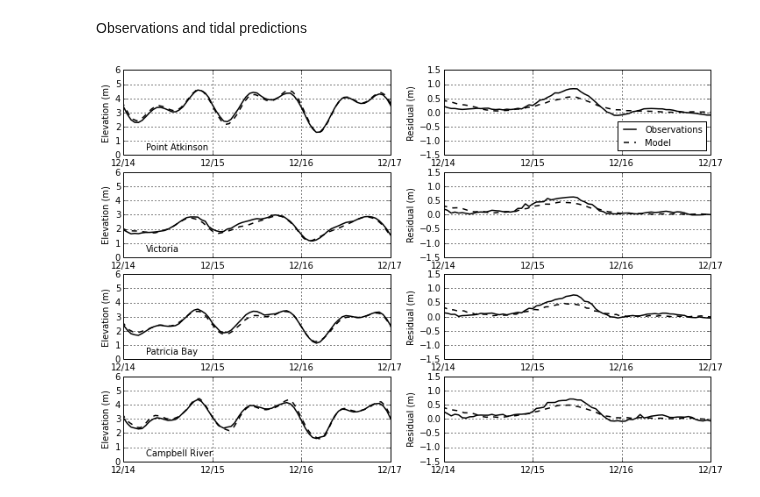
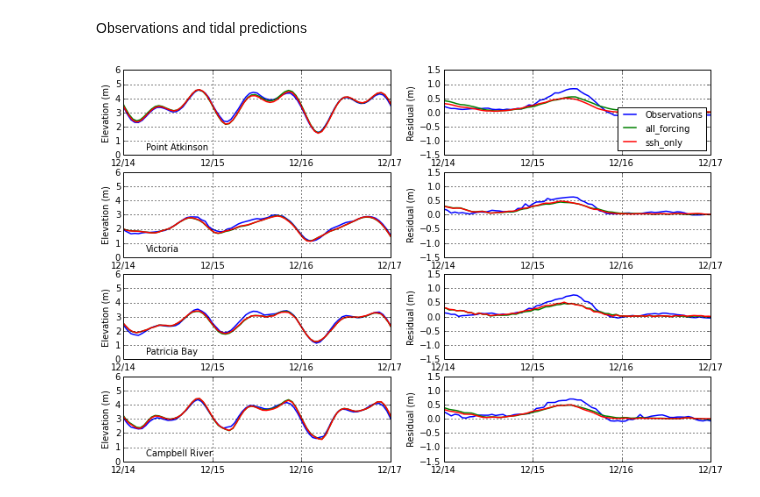
Before and after one commit to SalishSeaCast/storm-surge, a Jupyter notebook: FigureScripts/Dec 2006 - exploring surge.ipynb, the cells around one changed output. Saved outputs shown, nothing was run; the diff lists cells and outputs as text; code cells hidden in the pictures.

Commit message:
Included ssh_only in statistics and figure

```diff
--- a/FigureScripts/Dec 2006 - exploring surge.ipynb
+++ b/FigureScripts/Dec 2006 - exploring surge.ipynb
@@ -22,7 +22,7 @@ import csv
 path = '/ocean/nsoontie/MEOPAR/SalishSea/results/storm-surges/final/dec2006/'
 
 
-runs = {'all_forcing','tidesonly'}
+runs = {'all_forcing','tidesonly', 'ssh_only'}
 
 fUs={}; fVs={}; fTs={};
 
@@ -104,38 +104,42 @@ eax = unaware.replace(tzinfo=pytz.timezone('utc'))
 sts = ['PointAtkinson','Victoria','PatriciaBay', 'CampbellRiver']
 proper = ['Point Atkinson','Victoria','Patricia Bay', 'Campbell River']
 bg={}
 for (ax,location,name) in zip(axs[:,0], sts,proper):
     hfmt = mdates.DateFormatter('%m/%d')
     ssh_corr=stormtools.correct_model(sshs['all_forcing'][location][:,0,0],ttide[location],sdt,edt)
-    ax.plot(wlev_meas[location].time, wlev_meas[location].slev, 'k', label='Observations',lw=1.5)
-    ax.plot(ts['all_forcing'], ssh_corr+datums[location], 'k--',label='Corrected model',lw=1.5)
+    ax.plot(wlev_meas[location].time, wlev_meas[location].slev, label='Observations',lw=1.5)
+    for run in {'all_forcing','ssh_only'}:
+        ssh_corr=stormtools.correct_model(sshs[run][location][:,0,0],ttide[location],sdt,edt)
+        ax.plot(ts[run], ssh_corr+datums[location],label=run,lw=1.5)
     ax.text(sax+timedelta(hours=6),0.4,name,fontsize=10)
     ax.set_xlim([sax,eax])
     ax.set_ylim([0,6])
     ax.set_ylabel('Elevation (m)')
     ax.grid(True,lw=1)
     ax.xaxis.set_major_locator(mdates.DayLocator())
     ax.xaxis.set_major_formatter(hfmt)
 
 
 for (ax,location) in zip(axs[:,1], sts):
     hfmt = mdates.DateFormatter('%m/%d')
     anom_obs=stormtools.observed_anomaly(ttide[location],wlev_meas[location],msl[location])
     anom_model=stormtools.modelled_anomaly(sshs,location)
-    ax.plot(wlev_meas[location].time, anom_obs, 'k', label='Observations',lw=1.5)
-    ax.plot(ts['all_forcing'], anom_model, 'k--',label='Model',lw=1.5)
+    ax.plot(wlev_meas[location].time, anom_obs, label='Observations',lw=1.5)
+    ax.plot(ts['all_forcing'], anom_model,label='all_forcing',lw=1.5)
+    anom2 = sshs['ssh_only'][location][:,0,0]-sshs['tidesonly'][location][:,0,0]
+    ax.plot(ts['all_forcing'], anom2,label='ssh_only',lw=1.5)
     ax.set_xlim([sax,eax])
     ax.set_ylim([-1.5,1.5])
     ax.grid(True,lw=1)
     ax.set_ylabel('Residual (m)')
     ax.xaxis.set_major_locator(mdates.DayLocator())
     ax.xaxis.set_major_formatter(hfmt)
 
 axs[0,1].legend(loc=4,prop={'size':10})
 
 fig.set_size_inches(12,8)
 # %% [output]
-[figure, old version]
+[figure, new version]
 # %%
 sts = ['PointAtkinson','Victoria','PatriciaBay', 'CampbellRiver']
 #sim limits
```
Also changed, not shown: parts of 1 cell of this notebook, 1 other file.
